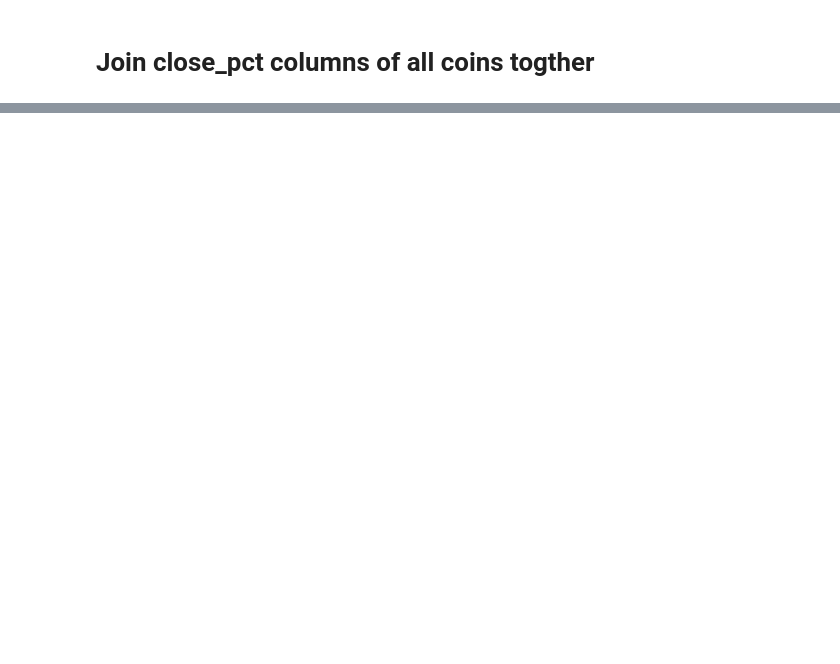
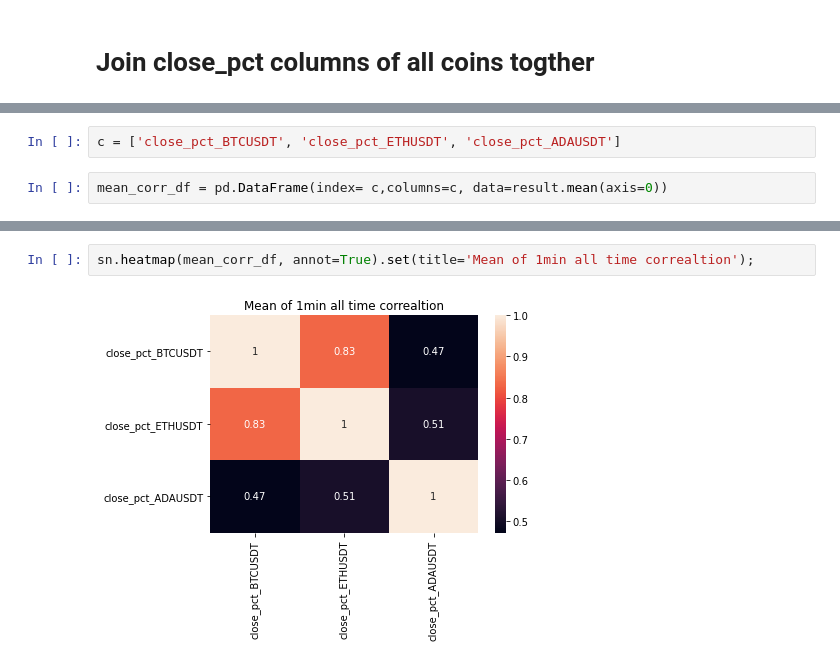
Before and after one commit to guyvandam/3rdYearResearchProject, a Jupyter notebook: correlation_research.ipynb, the cells around one changed output, grey strips where cells are left out. Drawn from its saved outputs; the diff is of its cells as text; blank space fills up the shorter version.

```diff
--- a/correlation_research.ipynb
+++ b/correlation_research.ipynb
@@ -68,0 +61,4 @@ ValueError: cannot reindex from a duplicate axis
+# %%
+c = ['close_pct_BTCUSDT', 'close_pct_ETHUSDT', 'close_pct_ADAUSDT']
+# %%
+mean_corr_df = pd.DataFrame(index= c,columns=c, data=result.mean(axis=0))
@@ -68,0 +79,4 @@ ValueError: cannot reindex from a duplicate axis
+# %%
+sn.heatmap(mean_corr_df, annot=True).set(title='Mean of 1min all time correaltion');
+# %% [output]
+[figure, added]
```
Also changed, not shown: parts of 11 cells of this notebook.
